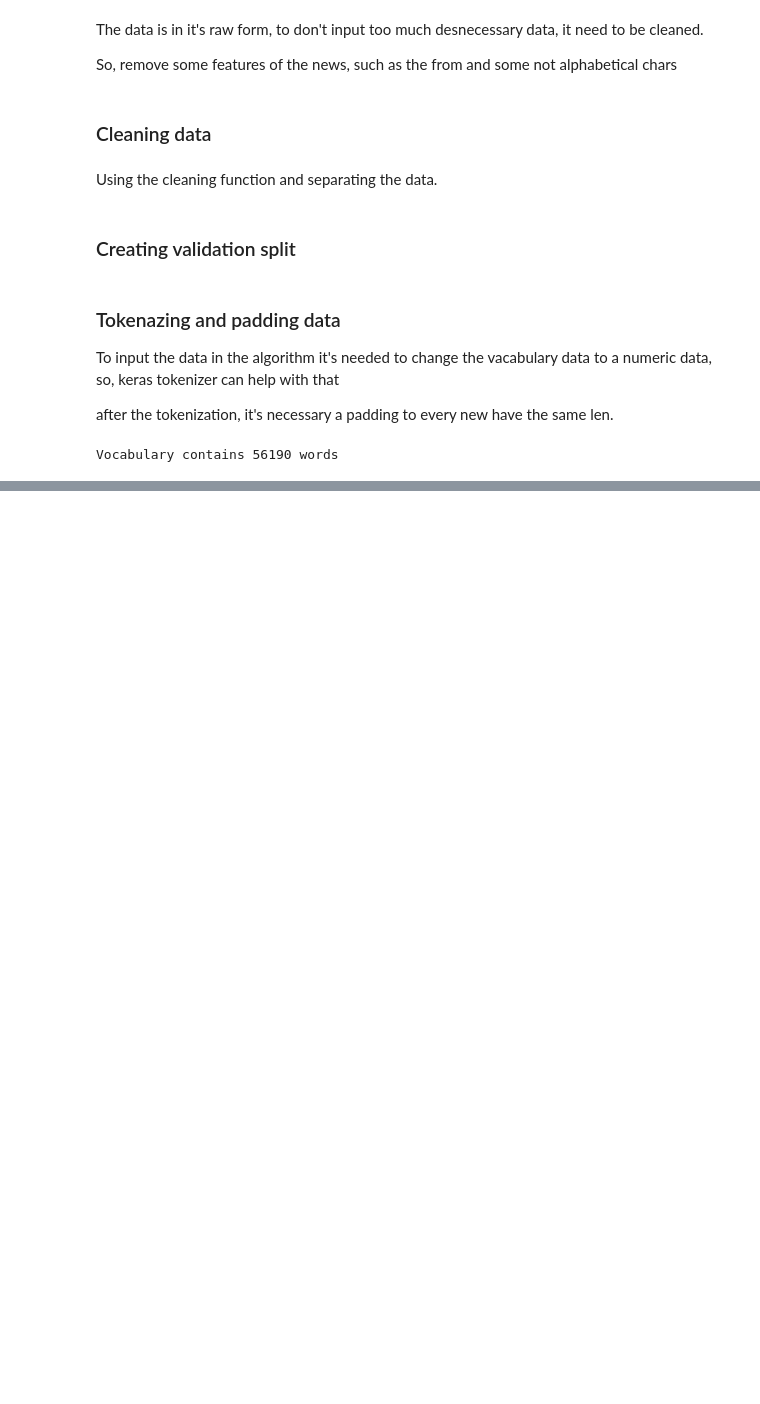
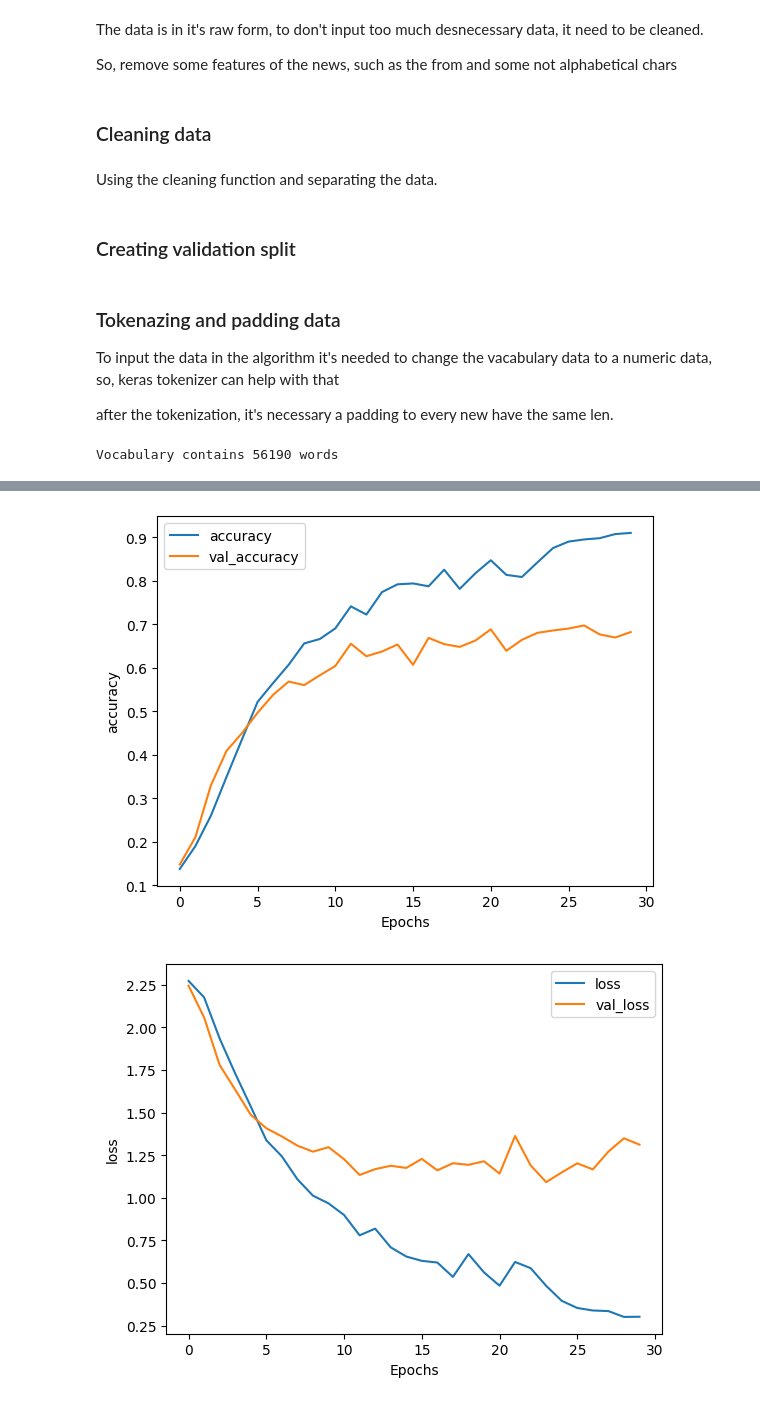
Before and after one commit to Battisaco/NLP_20newsgroup, a Jupyter notebook: text_analysis.ipynb, the cells around one changed output, grey strips where cells are left out. Cells and saved outputs as stored; diff of their text form; code cells hidden in the pictures; blank space fills up the shorter version.

```diff
--- a/text_analysis.ipynb
+++ b/text_analysis.ipynb
@@ -154,0 +286,31 @@ Vocabulary contains 56190 words
+# %%
+def create_model():
+    """
+    Creates a text classifier model
+
+    Returns:
+        model (tf.keras Model): the text classifier model
+    """
+
+    tf.random.set_seed(42)
+
+    model = Sequential()
+
+    model.add(Embedding(1000,16, input_length = 150))
+    model.add(Bidirectional(LSTM(50)))
+    model.add(Dense(40, activation='relu'))
+    model.add(Dense(10, activation='softmax'))
+
+    model.compile(loss='sparse_categorical_crossentropy',
+                  optimizer='adam',
+                  metrics=['accuracy'])
+
+    model.summary()
+
+
+    return model
+# %%
+model = create_model()
+
+history_II = model.fit(train_padded, train_y,
+                    epochs=30, validation_data=(val_padded, val_y))
@@ -154,0 +335,14 @@ Vocabulary contains 56190 words
+# %%
+def plot_graphs(history_II, metric):
+    plt.plot(history_II.history[metric])
+    plt.plot(history_II.history[f'val_{metric}'])
+    plt.xlabel("Epochs")
+    plt.ylabel(metric)
+    plt.legend([metric, f'val_{metric}'])
+    plt.show()
+
+plot_graphs(history_II, "accuracy")
+plot_graphs(history_II, "loss")
+# %% [output]
+[figure, added]
+[figure, added]
```
Also changed, not shown: parts of 18 cells of this notebook.
